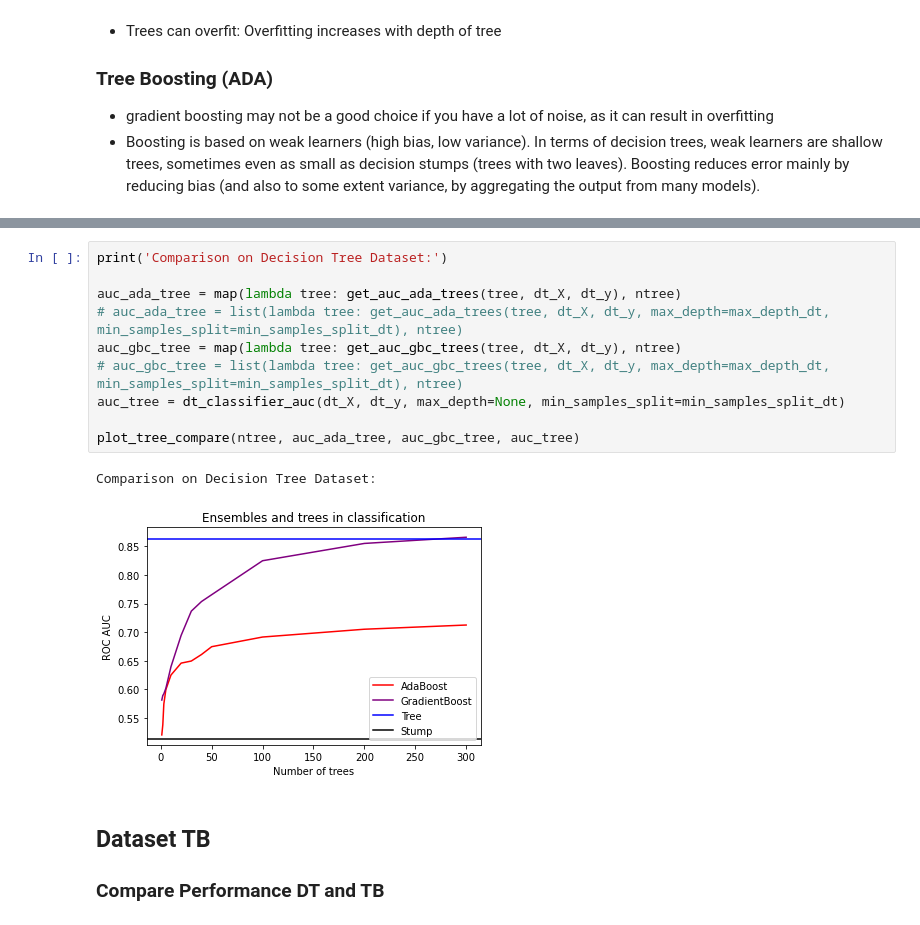
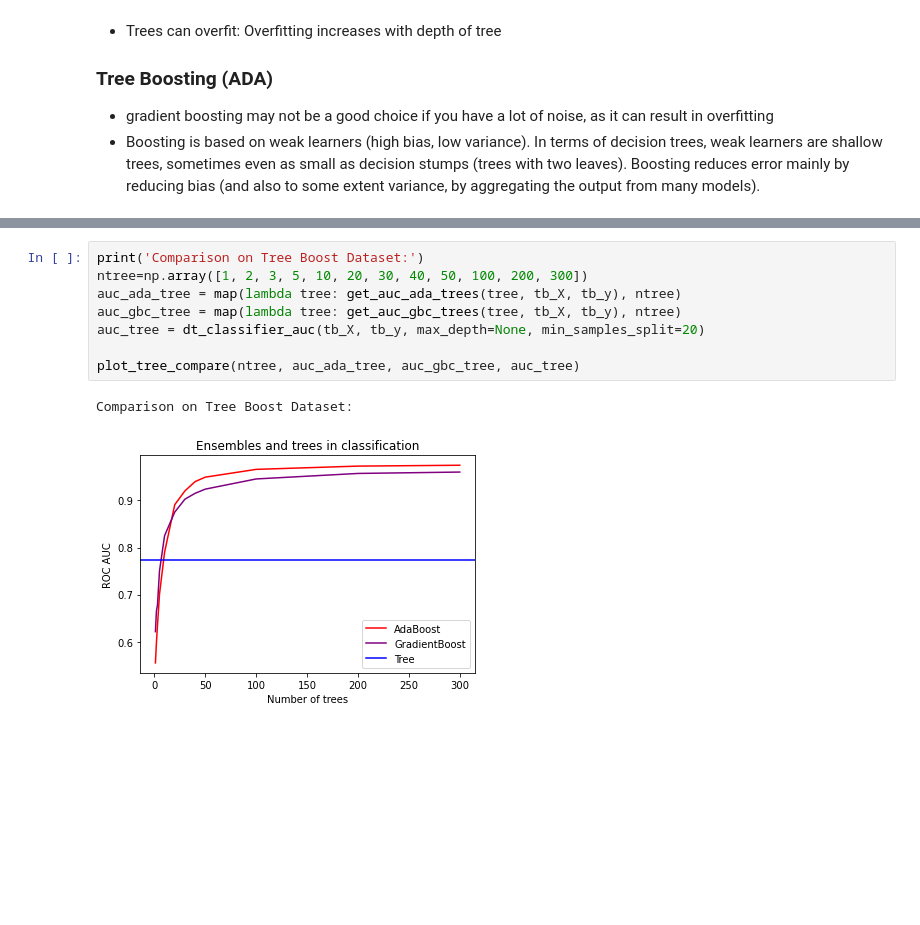
Before and after one commit to MBorgesT/ML_Assignment, a Jupyter notebook: DTvsTB.ipynb, the cells around one changed output, grey strips where cells are left out. Drawn from its saved outputs; the diff is of its cells as text; blank space fills up the shorter version.

```diff
--- a/DTvsTB.ipynb
+++ b/DTvsTB.ipynb
@@ -196,16 +127,11 @@ AUC score list: [0.6229795918367347, 0.6095846801841512, 0.6732365145228216, 0.6
 # %%
-print('Comparison on Decision Tree Dataset:')
-
-auc_ada_tree = map(lambda tree: get_auc_ada_trees(tree, dt_X, dt_y), ntree)
-# auc_ada_tree = list(lambda tree: get_auc_ada_trees(tree, dt_X, dt_y, max_depth=max_depth_dt, min_samples_split=min_samples_split_dt), ntree)
-auc_gbc_tree = map(lambda tree: get_auc_gbc_trees(tree, dt_X, dt_y), ntree)
-# auc_gbc_tree = list(lambda tree: get_auc_gbc_trees(tree, dt_X, dt_y, max_depth=max_depth_dt, min_samples_split=min_samples_split_dt), ntree)
-auc_tree = dt_classifier_auc(dt_X, dt_y, max_depth=None, min_samples_split=min_samples_split_dt)
+print('Comparison on Tree Boost Dataset:')
+ntree=np.array([1, 2, 3, 5, 10, 20, 30, 40, 50, 100, 200, 300])
+auc_ada_tree = map(lambda tree: get_auc_ada_trees(tree, tb_X, tb_y), ntree)
+auc_gbc_tree = map(lambda tree: get_auc_gbc_trees(tree, tb_X, tb_y), ntree)
+auc_tree = dt_classifier_auc(tb_X, tb_y, max_depth=None, min_samples_split=20)
 
 plot_tree_compare(ntree, auc_ada_tree, auc_gbc_tree, auc_tree)
 # %% [output]
-Comparison on Decision Tree Dataset:
+Comparison on Tree Boost Dataset:
-[figure, old version]
+[figure, new version]
-# %% [markdown]
-## Dataset TB ##
-### Compare Performance DT and TB ###
```
Also changed, not shown: parts of 23 cells of this notebook, 3 other files.
